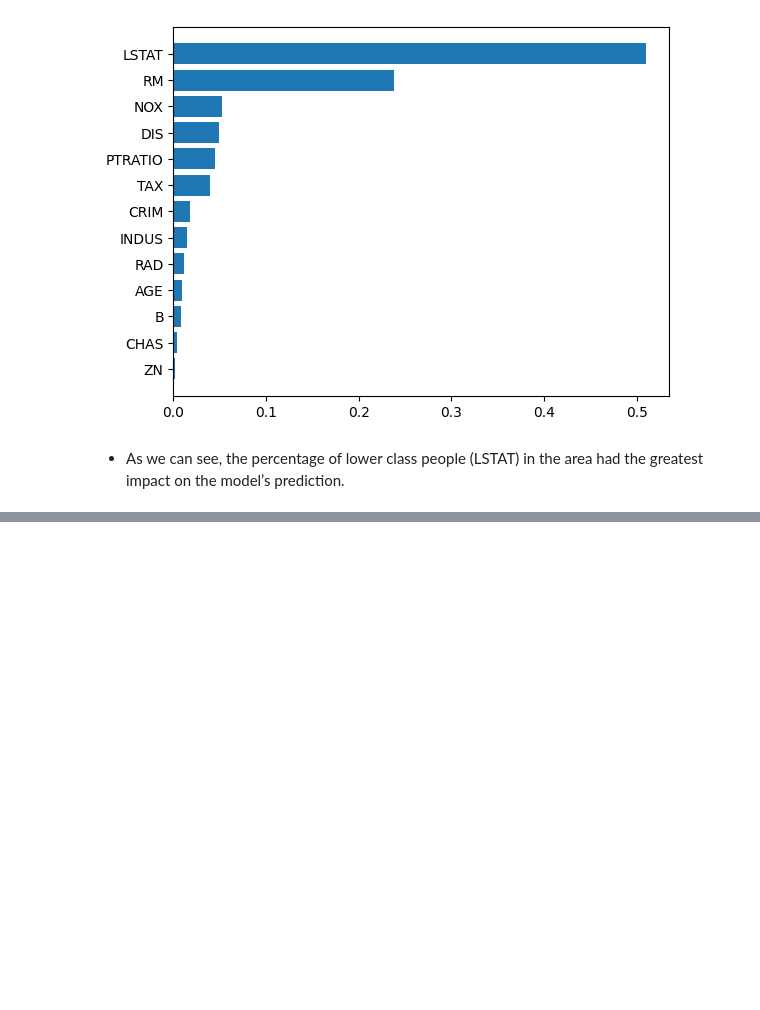
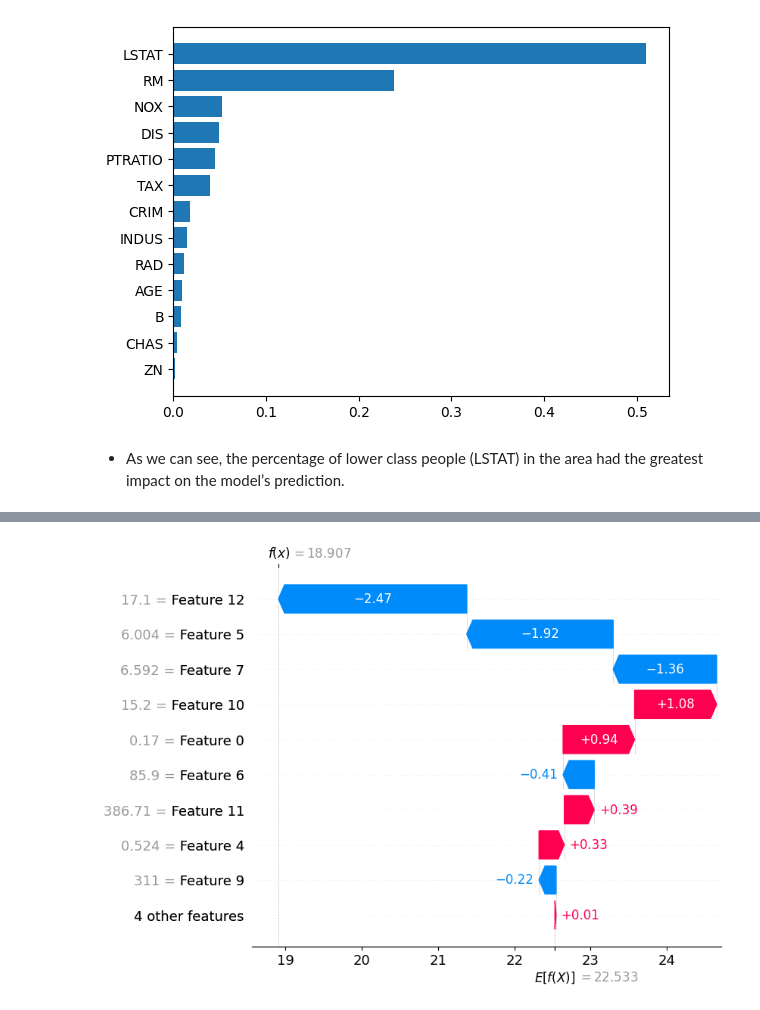
Before and after one commit to rcalix1/AI_auditing, a Jupyter notebook: shapley_AI_audit_example1.ipynb, the cells around one changed output, grey strips where cells are left out. Saved outputs shown, nothing was run; the diff lists cells and outputs as text; code cells hidden in the pictures; blank space fills up the shorter version.

```diff
--- a/shapley_AI_audit_example1.ipynb
+++ b/shapley_AI_audit_example1.ipynb
@@ -135,0 +222,5 @@ plt.barh(boston.feature_names[sorted_idx], model.feature_importances_[sorted_idx
+# %%
+
+shap.plots.waterfall( shap_values[9] )   ## try 3, 8, 7, etc
+# %% [output]
+[figure, added]
```
Also changed, not shown: parts of 27 cells of this notebook.
